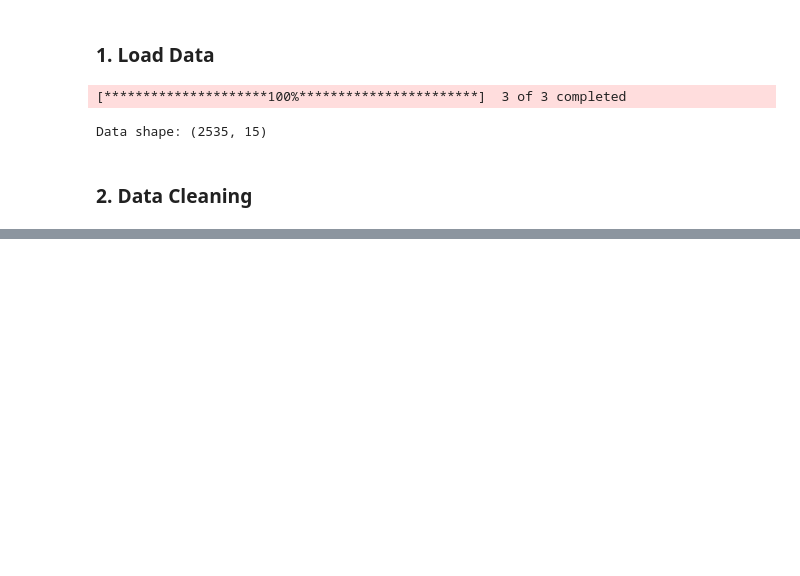
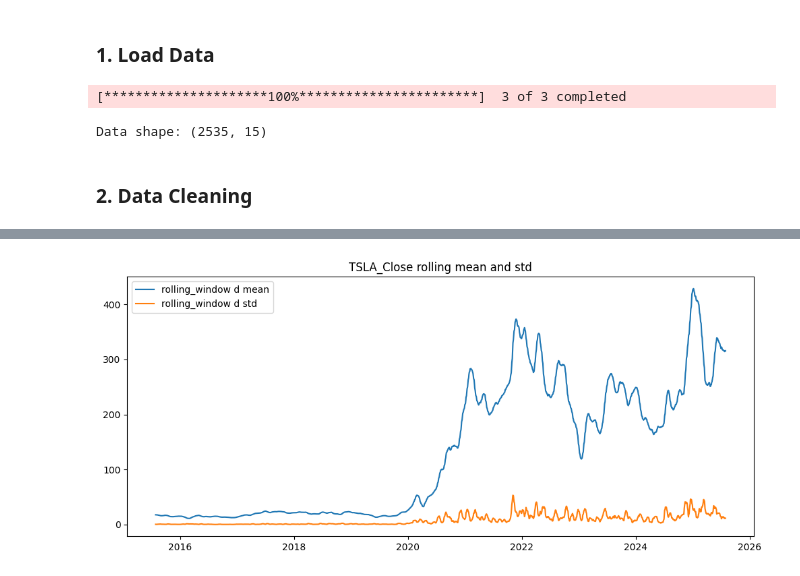
Before and after one commit to tegbiye/TSForecasting4Portfolio_Management_Optimization, a Jupyter notebook: notebooks/preprocess-explore.ipynb, the cells around one changed output, grey strips where cells are left out. Drawn from its saved outputs; the diff is of its cells as text; code cells hidden in the pictures; blank space fills up the shorter version.

```diff
--- a/notebooks/preprocess-explore.ipynb
+++ b/notebooks/preprocess-explore.ipynb
@@ -96,0 +161,21 @@ for ticker in tickers:
+# %%
+# Statsmodels for ADF
+try:
+    from statsmodels.tsa.stattools import adfuller
+    STATSMODELS_AVAILABLE = True
+except Exception:
+    STATSMODELS_AVAILABLE = False
+# %%
+# ADF tests
+adf_results = {}
+if STATSMODELS_AVAILABLE:
+    for c in df_clean.columns:
+        adf_results[c] = adf_test(df_clean[c])
+    for c in returns.columns:
+        adf_results[f"{c}_returns"] = adf_test(returns[c])
+    # Save ADF summary
+    with open('../data/processed/adf_results.txt', 'w') as f:
+        for k,v in adf_results.items():
+            f.write(f"{k}: p={v['pvalue']}, adf_stat={v['adf_stat']}\n")
+else:
+    print('statsmodels not available; skipping ADF tests')
@@ -96,0 +213,20 @@ for ticker in tickers:
+# %%
+outdir = Path(outdir)
+# %%
+# Rolling mean/std example plot for TSLA (if present)
+example_col = None
+for candidate in ['TSLA_Close', 'SPY_Close', 'BND_Close']:
+    if candidate in df_clean.columns:
+        example_col = candidate
+        break
+if example_col:
+    fig, ax = plt.subplots(figsize=(12,5))
+    ax.plot(df_clean.index, df_clean[example_col].rolling(20).mean(), label='rolling_window d mean')
+    ax.plot(df_clean.index, df_clean[example_col].rolling(20).std(), label='rolling_window d std')
+    ax.set_title(f"{example_col} rolling mean and std")
+    ax.legend()
+    fig.savefig(outdir / f"{example_col}_rolling_mean_std.png")
+    plt.show(fig)
+    #plt.close(fig)
+# %% [output]
+[figure, added]
```
Also changed, not shown: parts of 29 cells of this notebook, 1 other file.
